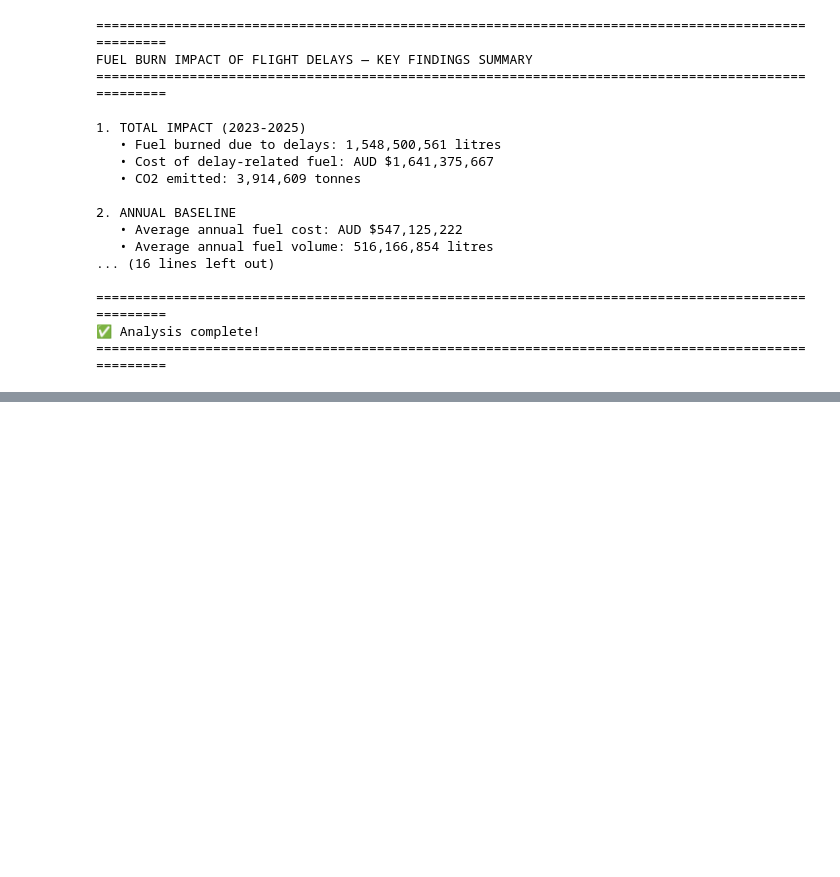
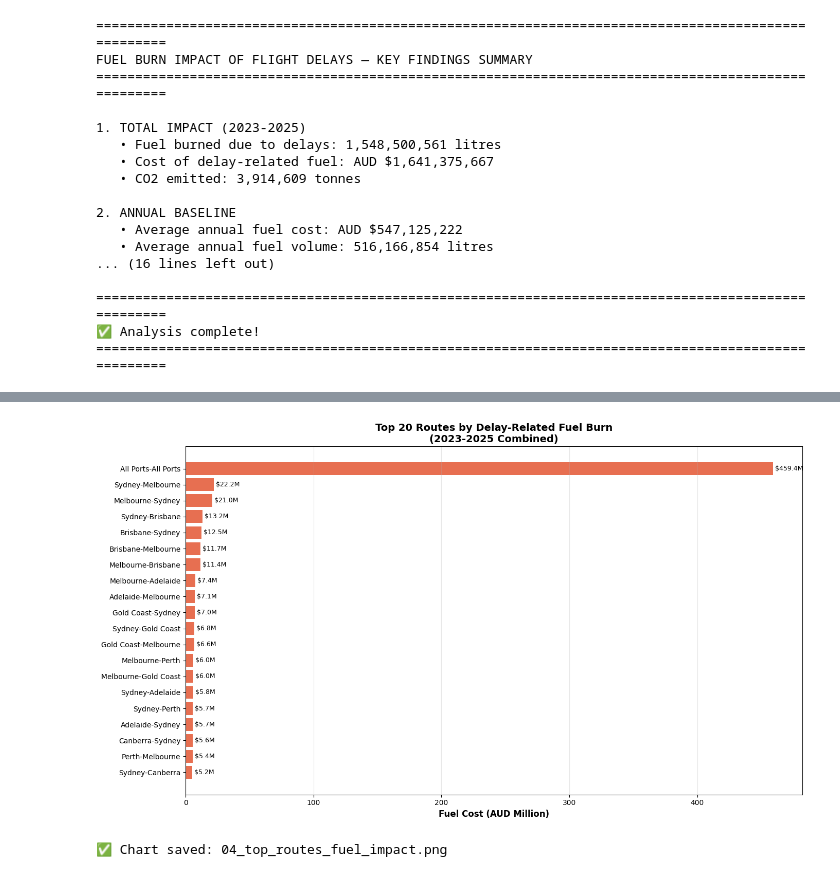
Before and after one commit to erick-m-lean-analytics/Transport-Operations-Analysis, a Jupyter notebook: 02-aviation-fuel-burn-analysis/fuel_burn_analysis.ipynb, the cells around one changed output, grey strips where cells are left out. Saved outputs shown, nothing was run; the diff lists cells and outputs as text; code cells hidden in the pictures; blank space fills up the shorter version.

Commit message:
Update notebook with cells 21-23: route analysis, chart, DD8 recovery

```diff
--- a/02-aviation-fuel-burn-analysis/fuel_burn_analysis.ipynb
+++ b/02-aviation-fuel-burn-analysis/fuel_burn_analysis.ipynb
@@ -719,0 +707,24 @@ NameError: name 'psycopg2' is not defined
+# %%
+# ============================================================================
+# CELL 22: Chart 4 - Top 20 Routes by Fuel Impact
+# ============================================================================
+
+fig, ax = plt.subplots(figsize=(14, 8))
+
+top_routes_plot = top_routes.sort_values('fuel_cost_aud', ascending=True)
+ax.barh(top_routes_plot['route'], top_routes_plot['fuel_cost_aud'] / 1e6, color='#e76f51')
+ax.set_xlabel('Fuel Cost (AUD Million)', fontsize=12, fontweight='bold')
+ax.set_title('Top 20 Routes by Delay-Related Fuel Burn\n(2023-2025 Combined)', fontsize=14, fontweight='bold')
+ax.grid(axis='x', alpha=0.3)
+
+for i, v in enumerate(top_routes_plot['fuel_cost_aud'] / 1e6):
+    ax.text(v, i, f' ${v:.1f}M', va='center', fontsize=9)
+
+plt.tight_layout()
+plt.savefig('04_top_routes_fuel_impact.png', dpi=300, bbox_inches='tight')
+plt.show()
+
+print("✅ Chart saved: 04_top_routes_fuel_impact.png")
+# %% [output]
+[figure, added]
+✅ Chart saved: 04_top_routes_fuel_impact.png
```
Also changed, not shown: parts of 3 cells of this notebook.
